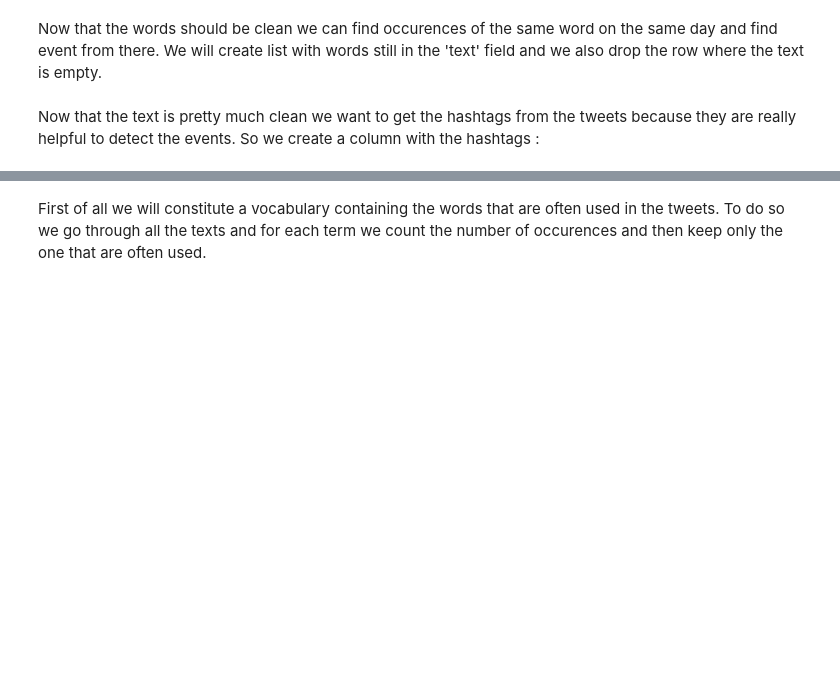
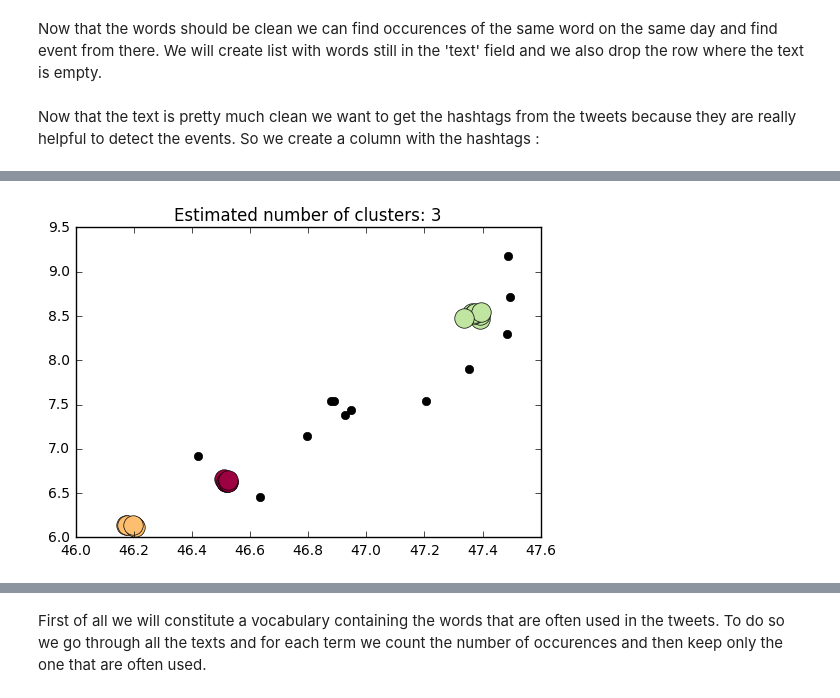
Before and after one commit to agpmilli/swissgeotweet, a Jupyter notebook: event-detection/Event-detection-Alain.ipynb, the cells around one changed output, grey strips where cells are left out. Cells and saved outputs as stored; diff of their text form; code cells hidden in the pictures; blank space fills up the shorter version.

```diff
--- a/event-detection/Event-detection-Alain.ipynb
+++ b/event-detection/Event-detection-Alain.ipynb
@@ -176,0 +182,2 @@ We describe the events month by month.
+# %%
+day = tweets[tweets['day']==days[2]]
@@ -176,0 +190,6 @@ We describe the events month by month.
+# %%
+X = day.as_matrix(columns=['latitude', 'longitude'])
+db = DBSCAN(eps=eps, min_samples=5).fit(X)
+core_samples_mask = np.zeros_like(db.labels_, dtype=bool)
+core_samples_mask[db.core_sample_indices_] = True
+labels = db.labels_
@@ -176,0 +211,25 @@ We describe the events month by month.
+# %%
+import matplotlib.pyplot as plt
+
+# Black removed and is used for noise instead.
+unique_labels = set(labels)
+colors = plt.cm.Spectral(np.linspace(0, 1, len(unique_labels)))
+for k, col in zip(unique_labels, colors):
+    if k == -1:
+        # Black used for noise.
+        col = 'k'
+
+    class_member_mask = (labels == k)
+
+    xy = X[class_member_mask & core_samples_mask]
+    plt.plot(xy[:, 0], xy[:, 1], 'o', markerfacecolor=col,
+             markeredgecolor='k', markersize=14)
+
+    xy = X[class_member_mask & ~core_samples_mask]
+    plt.plot(xy[:, 0], xy[:, 1], 'o', markerfacecolor=col,
+             markeredgecolor='k', markersize=6)
+
+plt.title('Estimated number of clusters: %d' % n_clusters_)
+plt.show()
+# %% [output]
+[figure, added]
```
Also changed, not shown: parts of 46 cells of this notebook.
